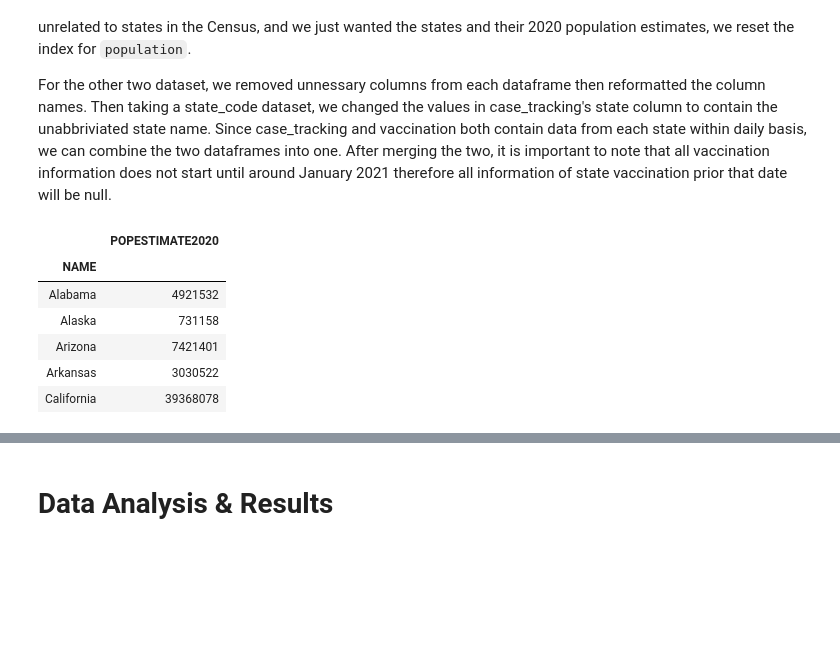
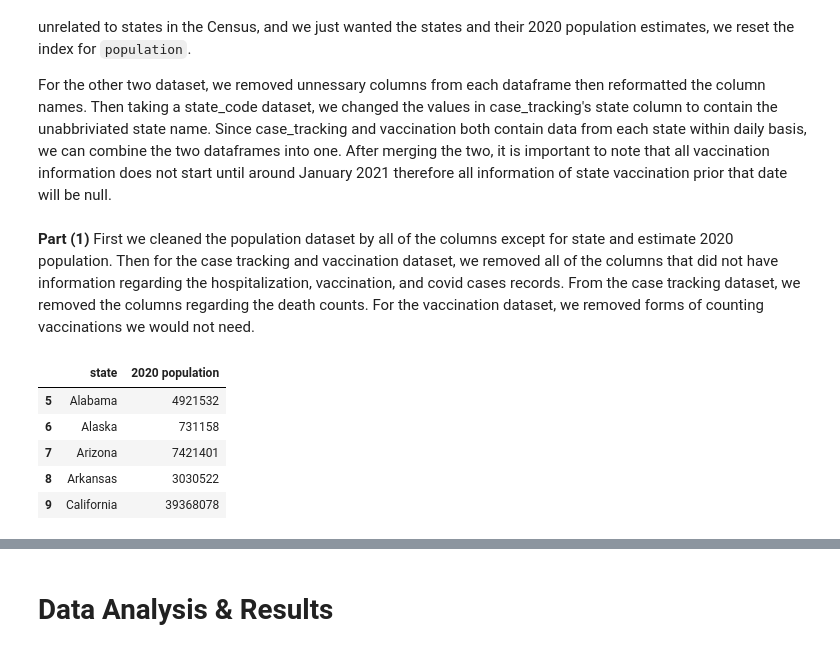
Before and after one commit to COGS108/group042_wi21, a Jupyter notebook: FinalProject_group042.ipynb, the cells around one changed output, grey strips where cells are left out. Cells and saved outputs as stored; diff of their text form; code cells hidden in the pictures; blank space fills up the shorter version.

```diff
--- a/FinalProject_group042.ipynb
+++ b/FinalProject_group042.ipynb
@@ -84,21 +98,25 @@ state_code = pd.read_csv('https://raw.githubusercontent.com/jasonong/List-of-US-
 The three datasets we used were already in a tidy format, with variables representing every distinct measurement made by the sources in the columns, and separate observations in the rows. Since we did remove observations unrelated to states in the Census, and we just wanted the states and their 2020 population estimates, we reset the index for `population`.
 
 For the other two dataset, we removed unnessary columns from each dataframe then reformatted the column names. Then taking a state_code dataset, we changed the values in case_tracking's state column to contain the unabbriviated state name. Since case_tracking and vaccination both contain data from each state within daily basis, we can combine the two dataframes into one. After merging the two, it is important to note that all vaccination information does not start until around January 2021 therefore all information of state vaccination prior that date will be null.
+# %% [markdown]
+**Part (1)**
+First we cleaned the population dataset by all of the columns except for state and estimate 2020 population. Then for the case tracking and vaccination dataset, we removed all of the columns that did not have information regarding the hospitalization, vaccination, and covid cases records. From the case tracking dataset, we removed the columns regarding the death counts. For the vaccination dataset, we removed forms of counting vaccinations we would not need.
 # %%
 # Removed unnecessary columns in Population dataframe
 population = population[5::]
 population = population[['NAME', 'POPESTIMATE2020']]
-population.set_index(['NAME'], inplace=True)
+population.rename(columns={"NAME": "state", "POPESTIMATE2020": "2020 population"}, errors="raise", inplace=True)
+#population.set_index(['NAME'], inplace=True)
+#population.set_index(['NAME'], inplace=True)
 
 population.head()
 # %% [output]
-|  | POPESTIMATE2020 |
-| NAME |  |
-| Alabama | 4921532 |
-| Alaska | 731158 |
-| Arizona | 7421401 |
-| Arkansas | 3030522 |
-| California | 39368078 |
+|  | state | 2020 population |
+| 5 | Alabama | 4921532 |
+| 6 | Alaska | 731158 |
+| 7 | Arizona | 7421401 |
+| 8 | Arkansas | 3030522 |
+| 9 | California | 39368078 |
 # %%
 # Removed unnecessary columns in vaccinations and renamed for easier readability
 vaccinations = vaccinations.drop(['daily_vaccinations_per_million', 'share_doses_used', 'daily_vaccinations_per_million', 'share_doses_used'], 1)
```
Also changed, not shown: parts of 46 cells of this notebook.
